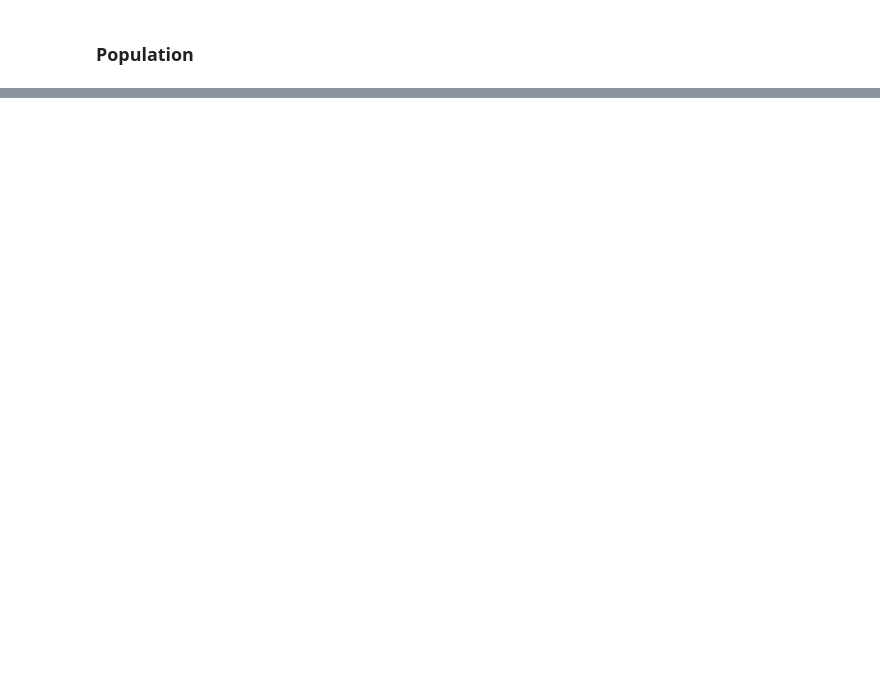
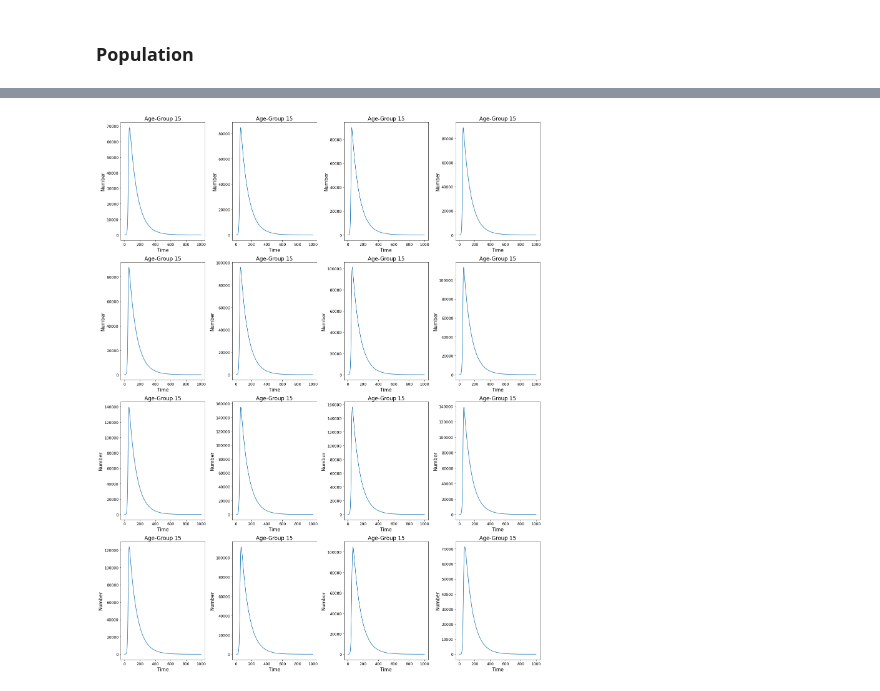
Before and after one commit to pitmonticone/EpiSimulator, a Jupyter notebook: Notebooks/Modelling/Python/Main.ipynb, the cells around one changed output, grey strips where cells are left out. Drawn from its saved outputs; the diff is of its cells as text; code cells hidden in the pictures; blank space fills up the shorter version.

```diff
--- a/Notebooks/Modelling/Python/Main.ipynb
+++ b/Notebooks/Modelling/Python/Main.ipynb
@@ -233,5 +196,6 @@ provincial_demographics_under80.to_csv('/Users/pietromonticone/github/DigitalEpi
 # %%
 b = []
-for i in range(1, len(provincial_demographics_under80["Totale"]), 5):
-    b.append(sum(provincial_demographics_under80["Totale"][i:i+5]))
-    print(provincial_demographics_under80["Età"][i])
+
+for i in range(1, len(provincial_demographics_under80["population"]), 5):
+    b.append(sum(provincial_demographics_under80["population"][i:i+5]))
+    #print(provincial_demographics_under80["age"][i])
@@ -239,0 +202,8 @@ for i in range(1, len(provincial_demographics_under80["Totale"]), 5):
+# %%
+provincial_dict = {}
+for j in range(107):
+    final = []
+    for i in range(16):
+        final.append(b[16*j+i])
+    provincial_dict[provincial_list[j]] = final
+#provincial_dict #
@@ -239,0 +320,15 @@ for i in range(1, len(provincial_demographics_under80["Totale"]), 5):
+# %%
+figure(figsize=(20, 25))
+for age_group in range(16):
+        plt.subplot(4, 4, age_group+1)
+        #plt.semilogy()            # set semi-log scale for y axis
+        plt.xticks(fontsize=12)
+        plt.yticks(fontsize=12)
+        plt.xlabel("Time", fontsize=15)
+        plt.ylabel("Number", fontsize=15)
+        plt.title('Age-Group {}'.format(j), fontsize=17)
+        plt.plot(value[age_group,2,1,:])
+
+plt.tight_layout()
+# %% [output]
+[figure, added]
```
Also changed, not shown: parts of 22 cells of this notebook, 6 other files.
